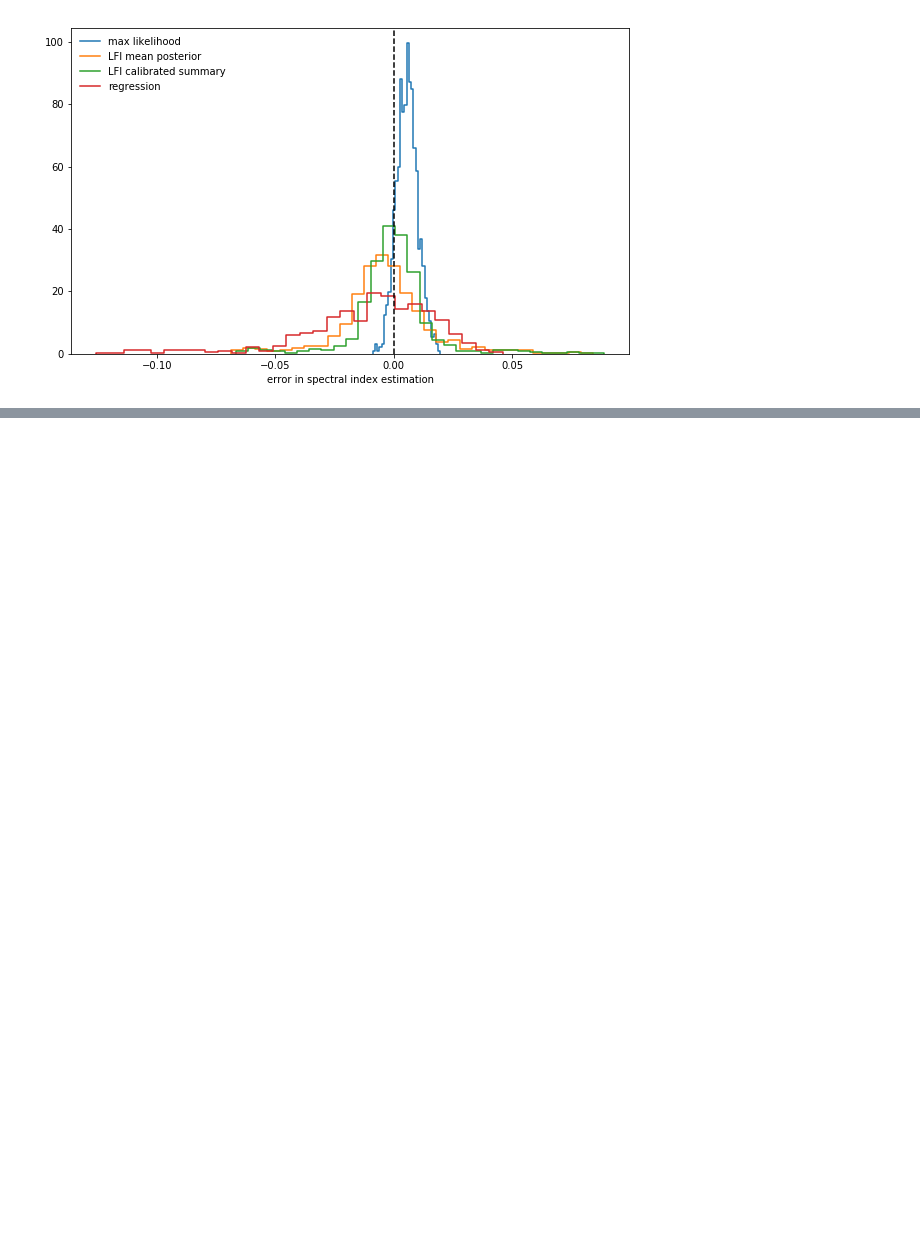
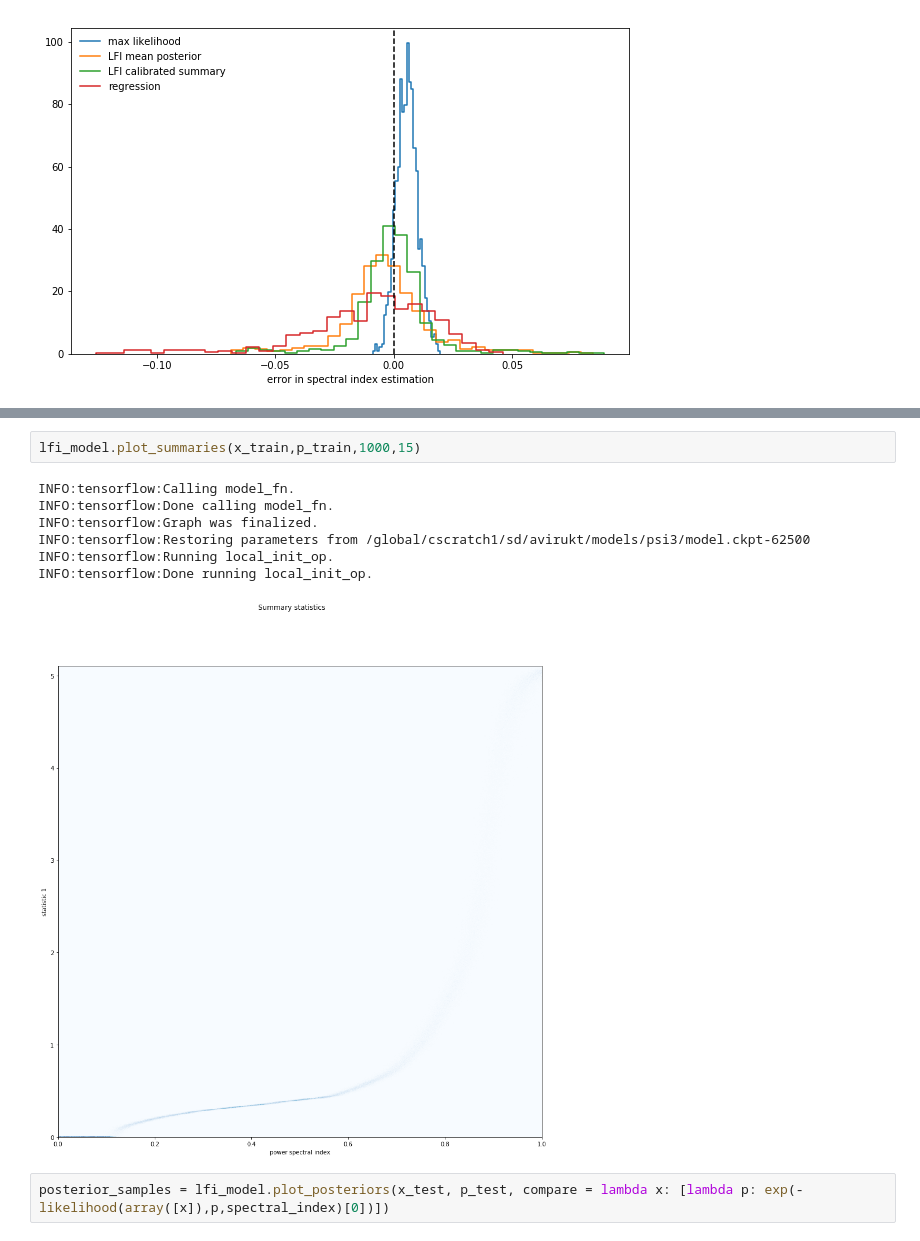
Before and after one commit to avirukt/lensing_ml, a Jupyter notebook: compare.ipynb, the cells around one changed output, grey strips where cells are left out. Cells and saved outputs as stored; diff of their text form; blank space fills up the shorter version.

```diff
--- a/compare.ipynb
+++ b/compare.ipynb
@@ -680,0 +605,12 @@ ylim(0,gca().get_ylim()[1])
+# %%
+lfi_model.plot_summaries(x_train,p_train,1000,15)
+# %% [output]
+INFO:tensorflow:Calling model_fn.
+INFO:tensorflow:Done calling model_fn.
+INFO:tensorflow:Graph was finalized.
+INFO:tensorflow:Restoring parameters from /global/cscratch1/sd/avirukt/models/psi3/model.ckpt-62500
+INFO:tensorflow:Running local_init_op.
+INFO:tensorflow:Done running local_init_op.
+[figure, added]
+# %%
+posterior_samples = lfi_model.plot_posteriors(x_test, p_test, compare = lambda x: [lambda p: exp(-likelihood(array([x]),p,spectral_index)[0])])
```
Also changed, not shown: parts of 30 cells of this notebook, 2 other files.
